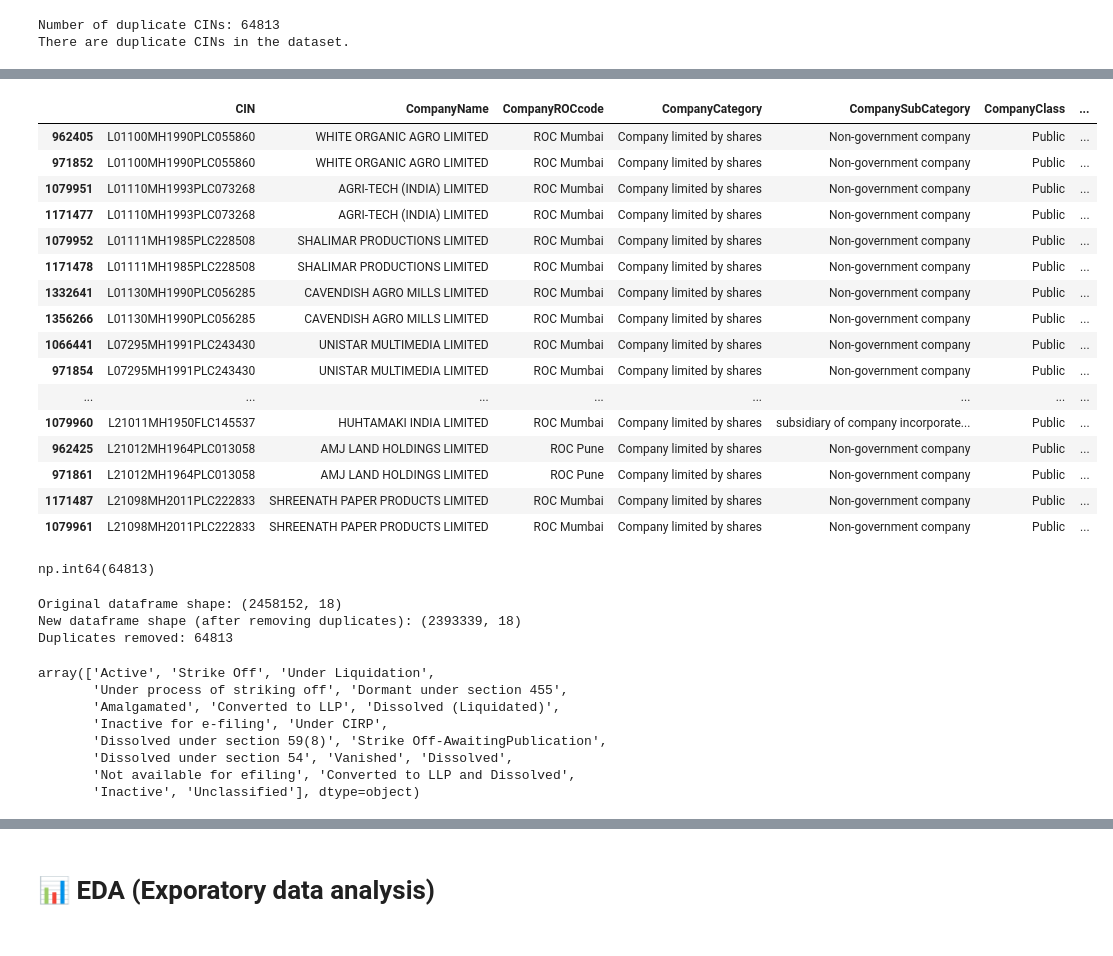
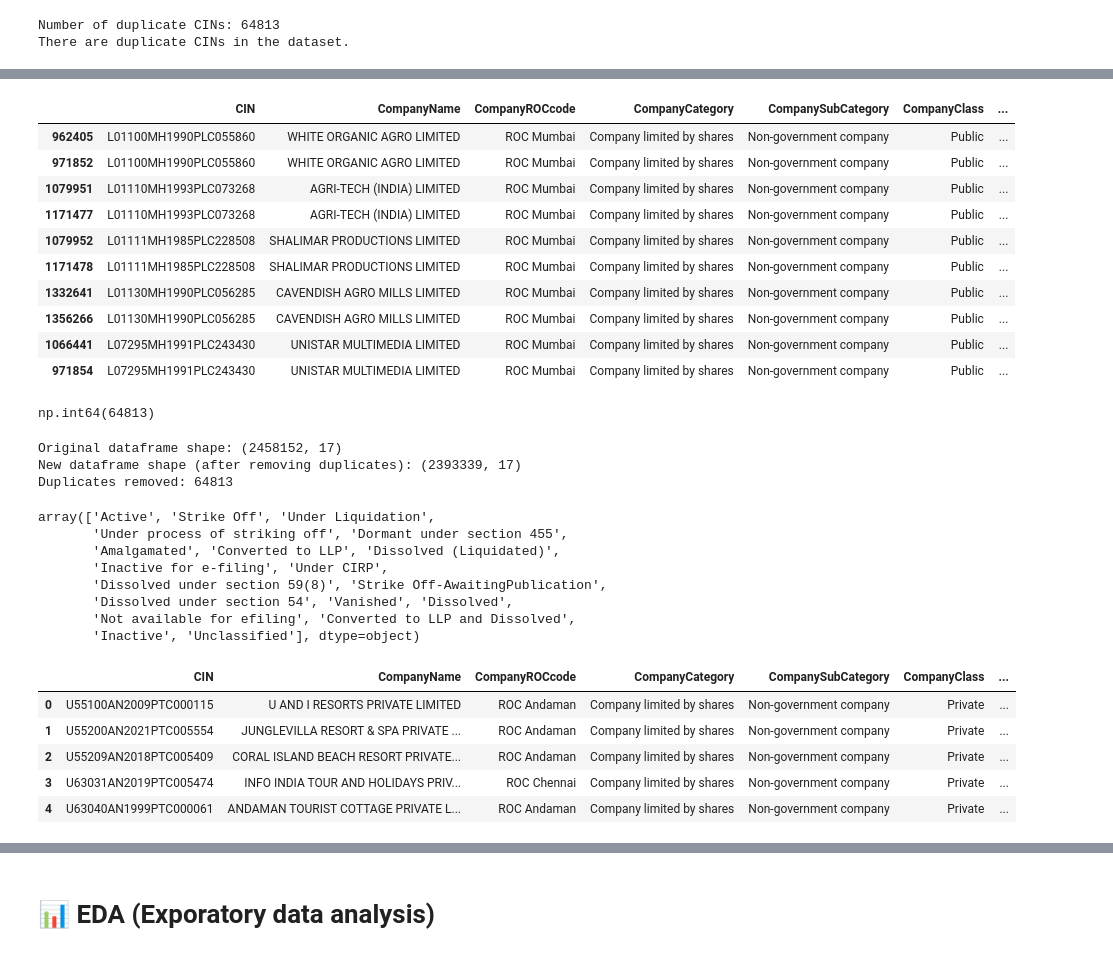
Before and after one commit to pi-mishra/Business-Formation-Trends-Market-Segmentation-for-Compliance-Services-in-India, a Jupyter notebook: analysis.ipynb, the cells around one changed output, grey strips where cells are left out. Drawn from its saved outputs; the diff is of its cells as text; code cells hidden in the pictures.

```diff
--- a/analysis.ipynb
+++ b/analysis.ipynb
@@ -16,7 +34,7 @@ import matplotlib.ticker as mticker
 # %% [markdown]
 ## 📂 Data ingestion and data prepration
 # %%
-folder_path = R"D:\Downloads\MCA Data"
+folder_path = R"D:\Downloads\Python projects\MCA Data\DATA"
 
 csv_files = [f for f in os.listdir(folder_path) if f.endswith('.csv')]
 print(f"Total CSV files: {len(csv_files)}")
@@ -201,25 +220,19 @@ duplicated_cin_df.head(50)
 # %%
 # Sort duplicated_cin_df by CIN to group duplicates together
 duplicated_cin_df = duplicated_cin_df.sort_values(by='CIN')
-duplicated_cin_df.head(50)
+duplicated_cin_df.head(10)
 # %% [output]
 |  | CIN | CompanyName | CompanyROCcode | CompanyCategory | CompanySubCategory | CompanyClass | ... |
 | 962405 | L01100MH1990PLC055860 | WHITE ORGANIC AGRO LIMITED | ROC Mumbai | Company limited by shares | Non-government company | Public | ... |
 | 971852 | L01100MH1990PLC055860 | WHITE ORGANIC AGRO LIMITED | ROC Mumbai | Company limited by shares | Non-government company | Public | ... |
 | 1079951 | L01110MH1993PLC073268 | AGRI-TECH (INDIA) LIMITED | ROC Mumbai | Company limited by shares | Non-government company | Public | ... |
 | 1171477 | L01110MH1993PLC073268 | AGRI-TECH (INDIA) LIMITED | ROC Mumbai | Company limited by shares | Non-government company | Public | ... |
 | 1079952 | L01111MH1985PLC228508 | SHALIMAR PRODUCTIONS LIMITED | ROC Mumbai | Company limited by shares | Non-government company | Public | ... |
 | 1171478 | L01111MH1985PLC228508 | SHALIMAR PRODUCTIONS LIMITED | ROC Mumbai | Company limited by shares | Non-government company | Public | ... |
 | 1332641 | L01130MH1990PLC056285 | CAVENDISH AGRO MILLS LIMITED | ROC Mumbai | Company limited by shares | Non-government company | Public | ... |
 | 1356266 | L01130MH1990PLC056285 | CAVENDISH AGRO MILLS LIMITED | ROC Mumbai | Company limited by shares | Non-government company | Public | ... |
 | 1066441 | L07295MH1991PLC243430 | UNISTAR MULTIMEDIA LIMITED | ROC Mumbai | Company limited by shares | Non-government company | Public | ... |
 | 971854 | L07295MH1991PLC243430 | UNISTAR MULTIMEDIA LIMITED | ROC Mumbai | Company limited by shares | Non-government company | Public | ... |
-| ... | ... | ... | ... | ... | ... | ... | ... |
-| 1079960 | L21011MH1950FLC145537 | HUHTAMAKI INDIA LIMITED | ROC Mumbai | Company limited by shares | subsidiary of company incorporate... | Public | ... |
-| 962425 | L21012MH1964PLC013058 | AMJ LAND HOLDINGS LIMITED | ROC Pune | Company limited by shares | Non-government company | Public | ... |
-| 971861 | L21012MH1964PLC013058 | AMJ LAND HOLDINGS LIMITED | ROC Pune | Company limited by shares | Non-government company | Public | ... |
-| 1171487 | L21098MH2011PLC222833 | SHREENATH PAPER PRODUCTS LIMITED | ROC Mumbai | Company limited by shares | Non-government company | Public | ... |
-| 1079961 | L21098MH2011PLC222833 | SHREENATH PAPER PRODUCTS LIMITED | ROC Mumbai | Company limited by shares | Non-government company | Public | ... |
 # %%
 merged_df.duplicated().sum()
 # %% [output]
@@ -232,8 +245,8 @@ print(f"Original dataframe shape: {merged_df.shape}")
 print(f"New dataframe shape (after removing duplicates): {ndf.shape}")
 print(f"Duplicates removed: {merged_df.shape[0] - ndf.shape[0]}")
 # %% [output]
-Original dataframe shape: (2458152, 18)
-New dataframe shape (after removing duplicates): (2393339, 18)
+Original dataframe shape: (2458152, 17)
+New dataframe shape (after removing duplicates): (2393339, 17)
 Duplicates removed: 64813
 # %%
 ndf['CompanyStatus'].unique() #get unique values in the 'CompanyStatus' column
@@ -248,0 +293,9 @@ array(['Active', 'Strike Off', 'Under Liquidation',
+# %%
+ndf.head()
+# %% [output]
+|  | CIN | CompanyName | CompanyROCcode | CompanyCategory | CompanySubCategory | CompanyClass | ... |
+| 0 | U55100AN2009PTC000115 | U AND I RESORTS PRIVATE LIMITED | ROC Andaman | Company limited by shares | Non-government company | Private | ... |
+| 1 | U55200AN2021PTC005554 | JUNGLEVILLA RESORT & SPA PRIVATE ... | ROC Andaman | Company limited by shares | Non-government company | Private | ... |
+| 2 | U55209AN2018PTC005409 | CORAL ISLAND BEACH RESORT PRIVATE... | ROC Andaman | Company limited by shares | Non-government company | Private | ... |
+| 3 | U63031AN2019PTC005474 | INFO INDIA TOUR AND HOLIDAYS PRIV... | ROC Chennai | Company limited by shares | Non-government company | Private | ... |
+| 4 | U63040AN1999PTC000061 | ANDAMAN TOURIST COTTAGE PRIVATE L... | ROC Andaman | Company limited by shares | Non-government company | Private | ... |
```
Also changed, not shown: parts of 14 cells of this notebook, 1 other file.
